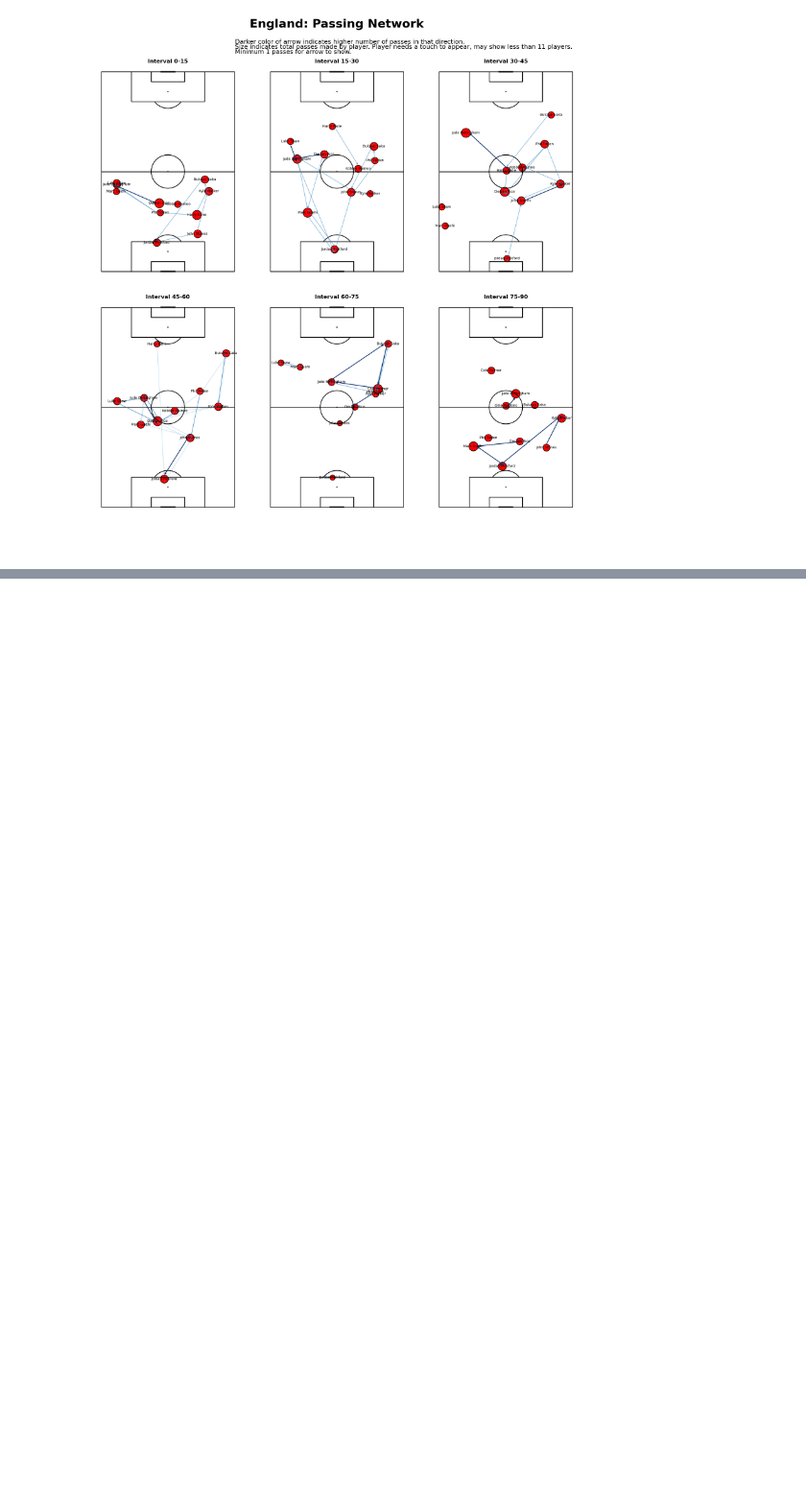
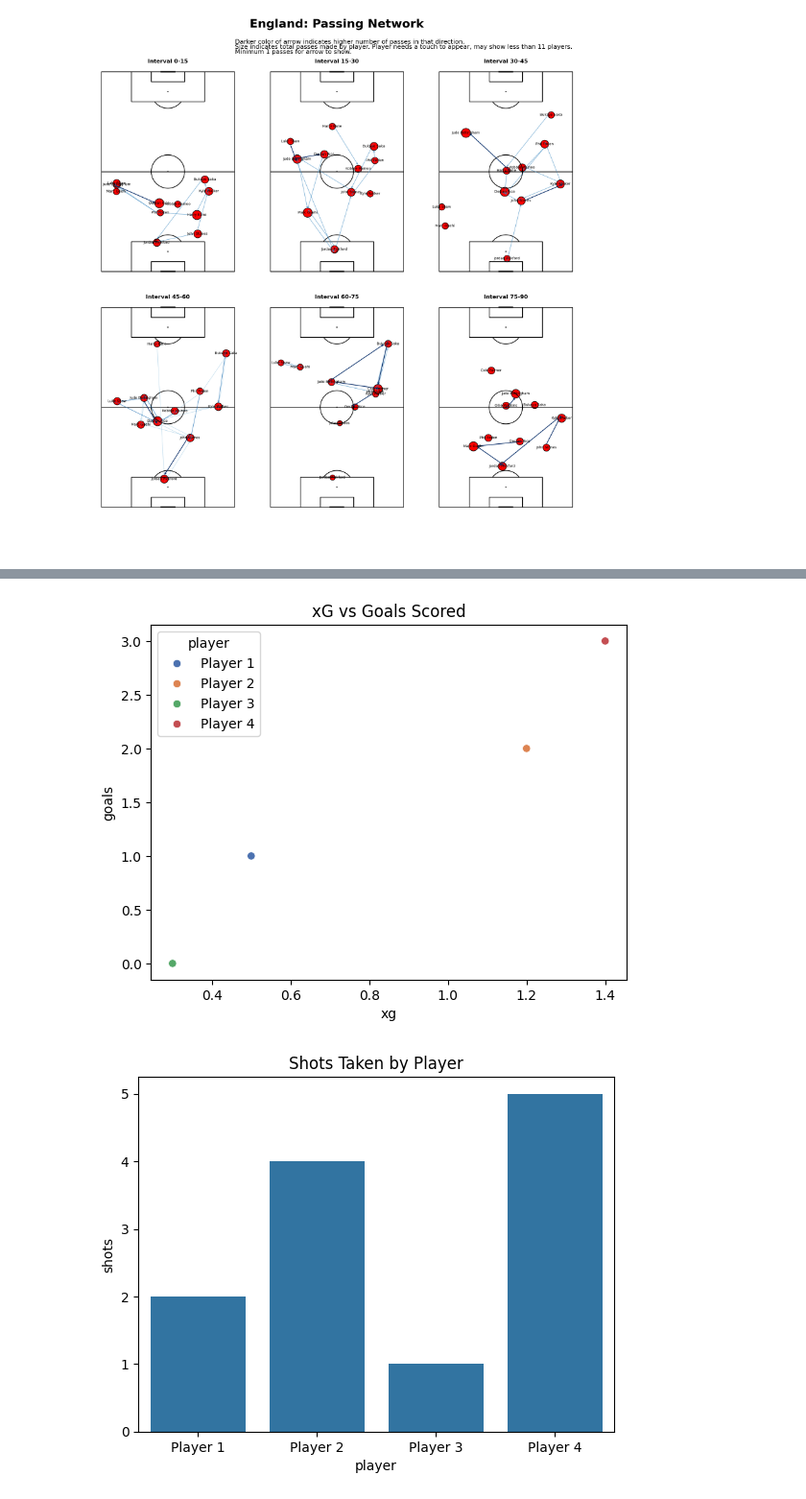
Before and after one commit to AndreasB1122/Spurs, a Jupyter notebook: Tottenham_Job.ipynb, the cells around one changed output, grey strips where cells are left out. Shown at 96% size. Drawn from its saved outputs; the diff is of its cells as text; code cells hidden in the pictures; blank space fills up the shorter version.

```diff
--- a/Tottenham_Job.ipynb
+++ b/Tottenham_Job.ipynb
@@ -1098,3 +1125,50 @@ plot_pass_network_intervals(
 )
 # %% [output]
 [figure]
+# %%
+import streamlit as st
+import matplotlib.pyplot as plt
+import seaborn as sns
+import pandas as pd
+import numpy as np
+
+# Set page configuration
+st.set_page_config(page_title="Football Dashboard", layout="wide")
+
+# Example data
+data = pd.DataFrame({
+    'player': ['Player 1', 'Player 2', 'Player 3', 'Player 4'],
+    'xg': [0.5, 1.2, 0.3, 1.4],
+    'goals': [1, 2, 0, 3],
+    'shots': [2, 4, 1, 5]
+})
+
+# Sidebar for interactive selection
+st.sidebar.header("Dashboard Controls")
+
+# Select player
+player_name = st.sidebar.selectbox("Select Player", data['player'])
+
+# Show selected player info
+selected_player_data = data[data['player'] == player_name].iloc[0]
+st.write(f"### {player_name} - Stats")
+st.write(f"Expected Goals (xG): {selected_player_data['xg']}")
+st.write(f"Goals Scored: {selected_player_data['goals']}")
+st.write(f"Shots Taken: {selected_player_data['shots']}")
+
+# Plot for xG vs Goals Scored
+fig, ax = plt.subplots()
+sns.scatterplot(x=data['xg'], y=data['goals'], ax=ax, hue=data['player'], palette='deep')
+ax.set_title("xG vs Goals Scored")
+st.pyplot(fig)
+
+# Plot for Shots Taken
+fig, ax = plt.subplots()
+sns.barplot(x=data['player'], y=data['shots'], ax=ax)
+ax.set_title("Shots Taken by Player")
+st.pyplot(fig)
+
+# Display more stats or data as needed
+st.write("### More Stats")
+st.write(data)
+# %% [output]
@@ -1100,0 +1192,2 @@ plot_pass_network_intervals(
+[figure, added]
+[figure, added]
```
Also changed, not shown: parts of 2 cells of this notebook, 8 other files.
